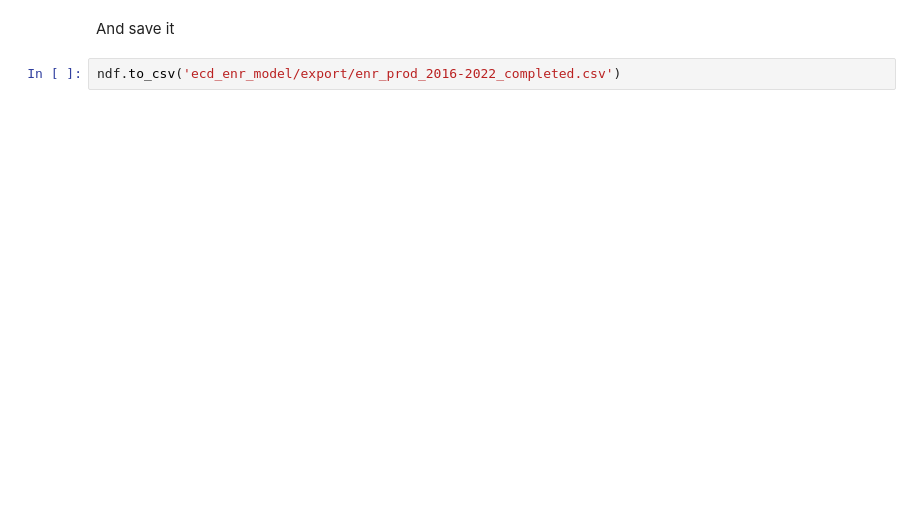
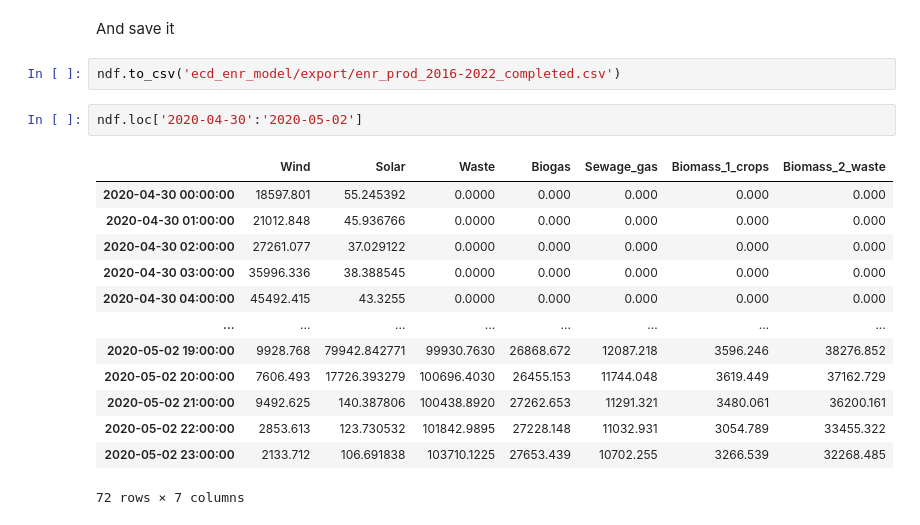
Before and after one commit to Souhaillyamani/Model, a Jupyter notebook: export_for_ecodynelec.ipynb, the cells around one changed output. Cells and saved outputs as stored; diff of their text form; blank space fills up the shorter version.

```diff
--- a/export_for_ecodynelec.ipynb
+++ b/export_for_ecodynelec.ipynb
@@ -263,3 +227,19 @@ ndf.resample('D').sum().plot(figsize=(20, 5))
 And save it
 # %%
 ndf.to_csv('ecd_enr_model/export/enr_prod_2016-2022_completed.csv')
+# %%
+ndf.loc['2020-04-30':'2020-05-02']
+# %% [output]
+|  | Wind | Solar | Waste | Biogas | Sewage_gas | Biomass_1_crops | Biomass_2_waste |
+| 2020-04-30 00:00:00 | 18597.801 | 55.245392 | 0.0000 | 0.000 | 0.000 | 0.000 | 0.000 |
+| 2020-04-30 01:00:00 | 21012.848 | 45.936766 | 0.0000 | 0.000 | 0.000 | 0.000 | 0.000 |
+| 2020-04-30 02:00:00 | 27261.077 | 37.029122 | 0.0000 | 0.000 | 0.000 | 0.000 | 0.000 |
+| 2020-04-30 03:00:00 | 35996.336 | 38.388545 | 0.0000 | 0.000 | 0.000 | 0.000 | 0.000 |
+| 2020-04-30 04:00:00 | 45492.415 | 43.3255 | 0.0000 | 0.000 | 0.000 | 0.000 | 0.000 |
+| ... | ... | ... | ... | ... | ... | ... | ... |
+| 2020-05-02 19:00:00 | 9928.768 | 79942.842771 | 99930.7630 | 26868.672 | 12087.218 | 3596.246 | 38276.852 |
+| 2020-05-02 20:00:00 | 7606.493 | 17726.393279 | 100696.4030 | 26455.153 | 11744.048 | 3619.449 | 37162.729 |
+| 2020-05-02 21:00:00 | 9492.625 | 140.387806 | 100438.8920 | 27262.653 | 11291.321 | 3480.061 | 36200.161 |
+| 2020-05-02 22:00:00 | 2853.613 | 123.730532 | 101842.9895 | 27228.148 | 11032.931 | 3054.789 | 33455.322 |
+| 2020-05-02 23:00:00 | 2133.712 | 106.691838 | 103710.1225 | 27653.439 | 10702.255 | 3266.539 | 32268.485 |
+72 rows × 7 columns
```
Also changed, not shown: parts of 15 cells of this notebook, 7 other files.
